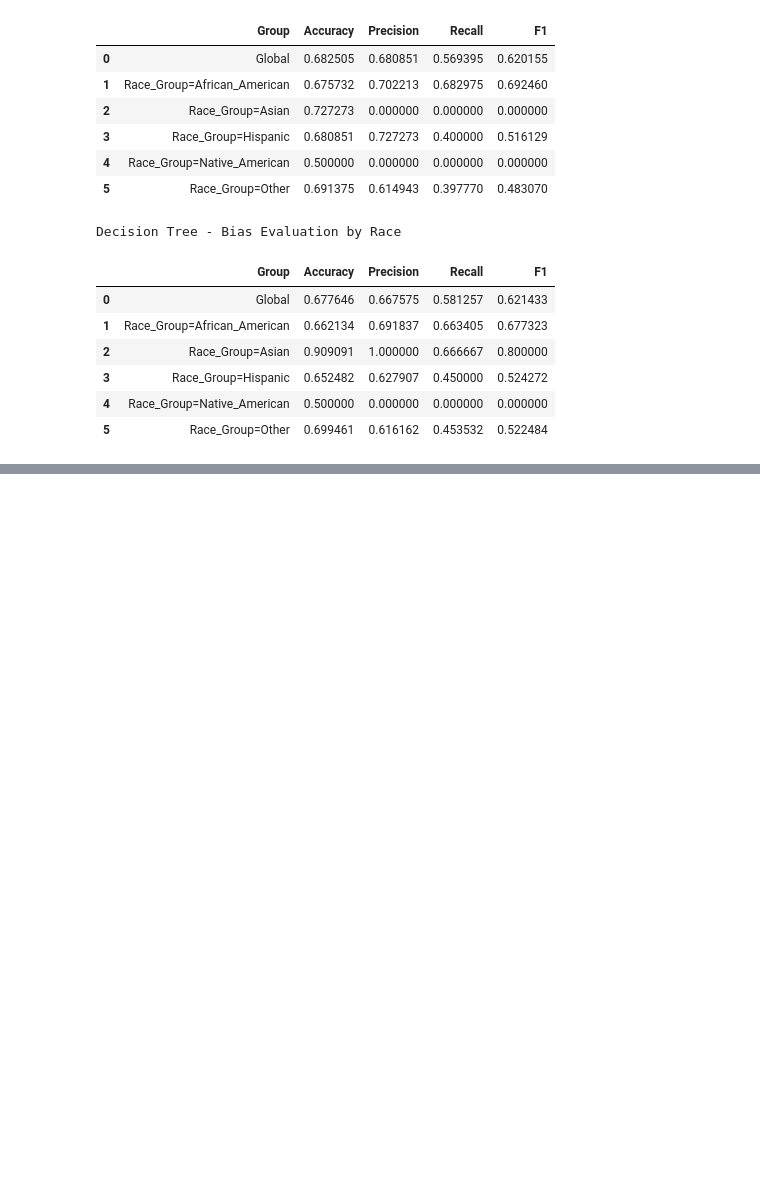
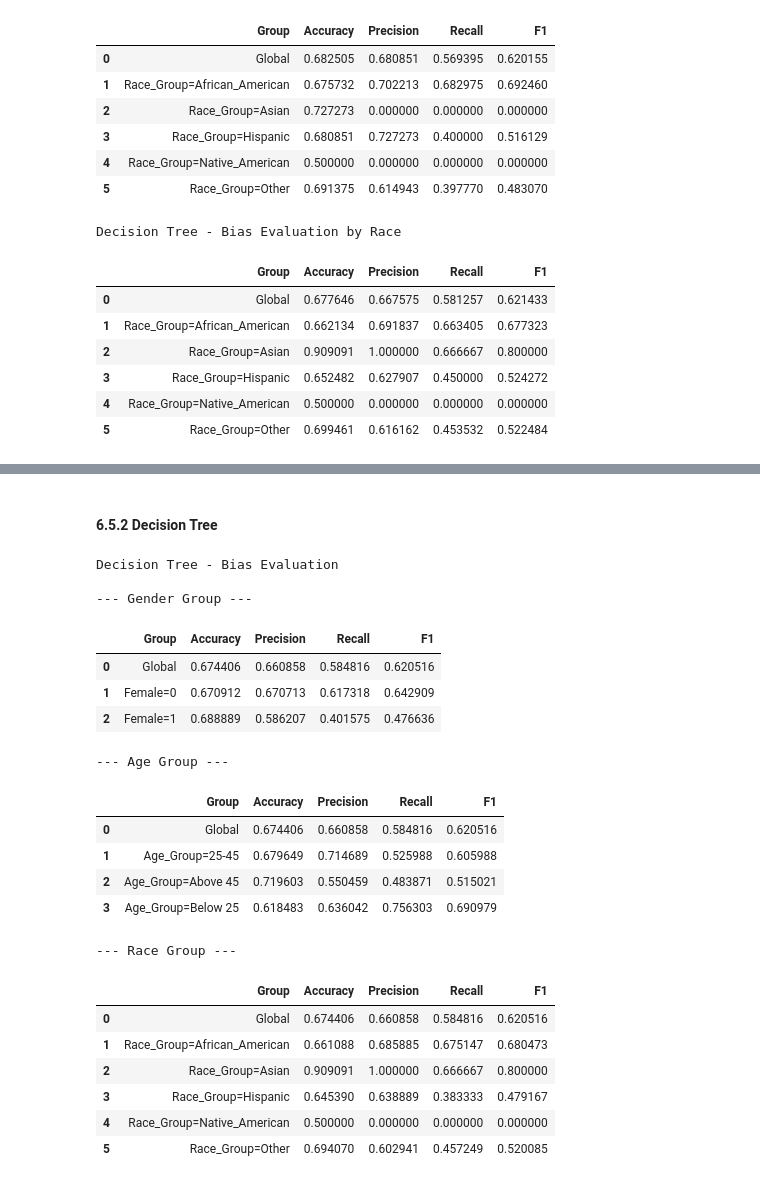
Before and after one commit to MelissaPerez09/fair-ai-compass, a Jupyter notebook: src/main.ipynb, the cells around one changed output, grey strips where cells are left out. Drawn from its saved outputs; the diff is of its cells as text; code cells hidden in the pictures; blank space fills up the shorter version.

```diff
--- a/src/main.ipynb
+++ b/src/main.ipynb
@@ -738,0 +893,36 @@ Decision Tree - Bias Evaluation by Race
+# %% [markdown]
+#### 6.5.2 Decision Tree
+# %%
+# Decision Tree (balanced)
+print("Decision Tree - Bias Evaluation")
+results_gender_dt  = evaluate_by_group(dt_pipeline, X_test, y_test, "Female", df)
+results_age_dt     = evaluate_by_group(dt_pipeline, X_test, y_test, "Age_Group", df)
+results_race_dt    = evaluate_by_group(dt_pipeline, X_test, y_test, "Race_Group", df)
+print("\n--- Gender Group ---")
+display(results_gender_dt)
+print("\n--- Age Group ---")
+display(results_age_dt)
+print("\n--- Race Group ---")
+display(results_race_dt)
+# %% [output]
+Decision Tree - Bias Evaluation
+
+--- Gender Group ---
+|  | Group | Accuracy | Precision | Recall | F1 |
+| 0 | Global | 0.674406 | 0.660858 | 0.584816 | 0.620516 |
+| 1 | Female=0 | 0.670912 | 0.670713 | 0.617318 | 0.642909 |
+| 2 | Female=1 | 0.688889 | 0.586207 | 0.401575 | 0.476636 |
+--- Age Group ---
+|  | Group | Accuracy | Precision | Recall | F1 |
+| 0 | Global | 0.674406 | 0.660858 | 0.584816 | 0.620516 |
+| 1 | Age_Group=25-45 | 0.679649 | 0.714689 | 0.525988 | 0.605988 |
+| 2 | Age_Group=Above 45 | 0.719603 | 0.550459 | 0.483871 | 0.515021 |
+| 3 | Age_Group=Below 25 | 0.618483 | 0.636042 | 0.756303 | 0.690979 |
+--- Race Group ---
+|  | Group | Accuracy | Precision | Recall | F1 |
+| 0 | Global | 0.674406 | 0.660858 | 0.584816 | 0.620516 |
+| 1 | Race_Group=African_American | 0.661088 | 0.685885 | 0.675147 | 0.680473 |
+| 2 | Race_Group=Asian | 0.909091 | 1.000000 | 0.666667 | 0.800000 |
+| 3 | Race_Group=Hispanic | 0.645390 | 0.638889 | 0.383333 | 0.479167 |
+| 4 | Race_Group=Native_American | 0.500000 | 0.000000 | 0.000000 | 0.000000 |
+| 5 | Race_Group=Other | 0.694070 | 0.602941 | 0.457249 | 0.520085 |
```
Also changed, not shown: parts of 26 cells of this notebook, 14 other files.
